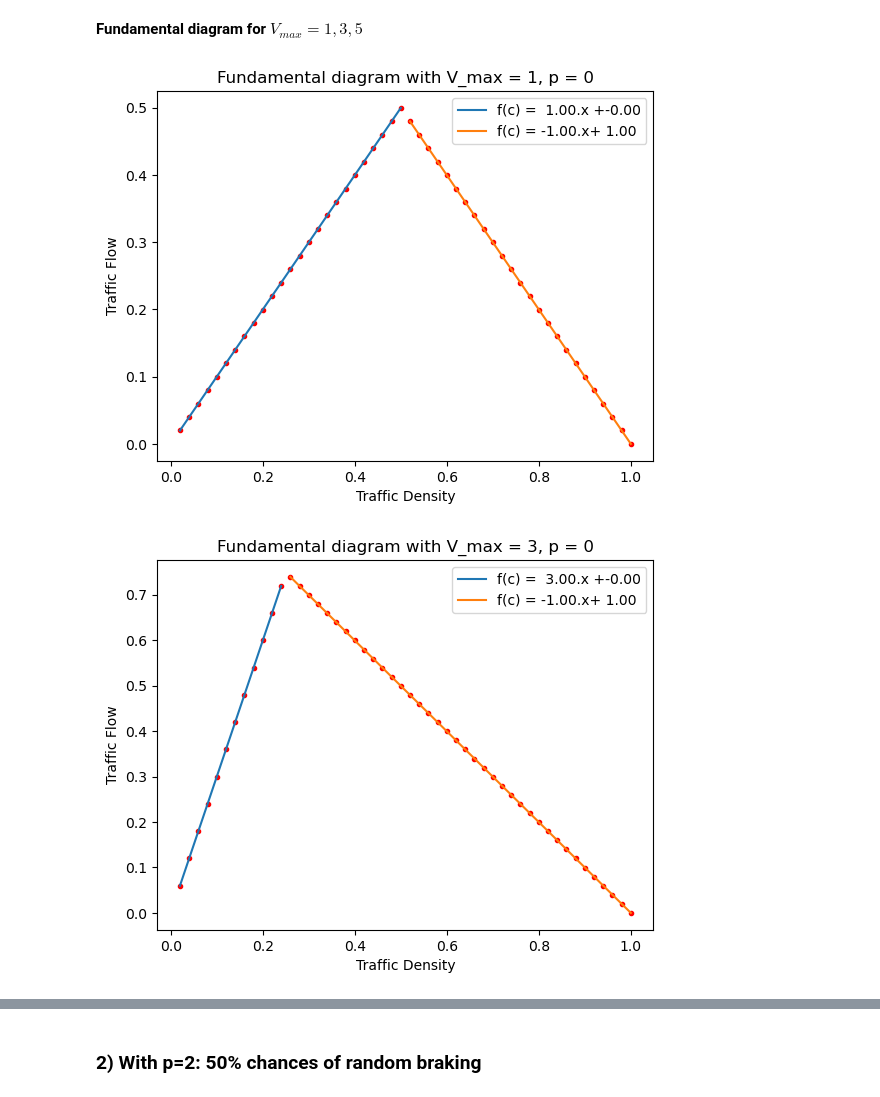
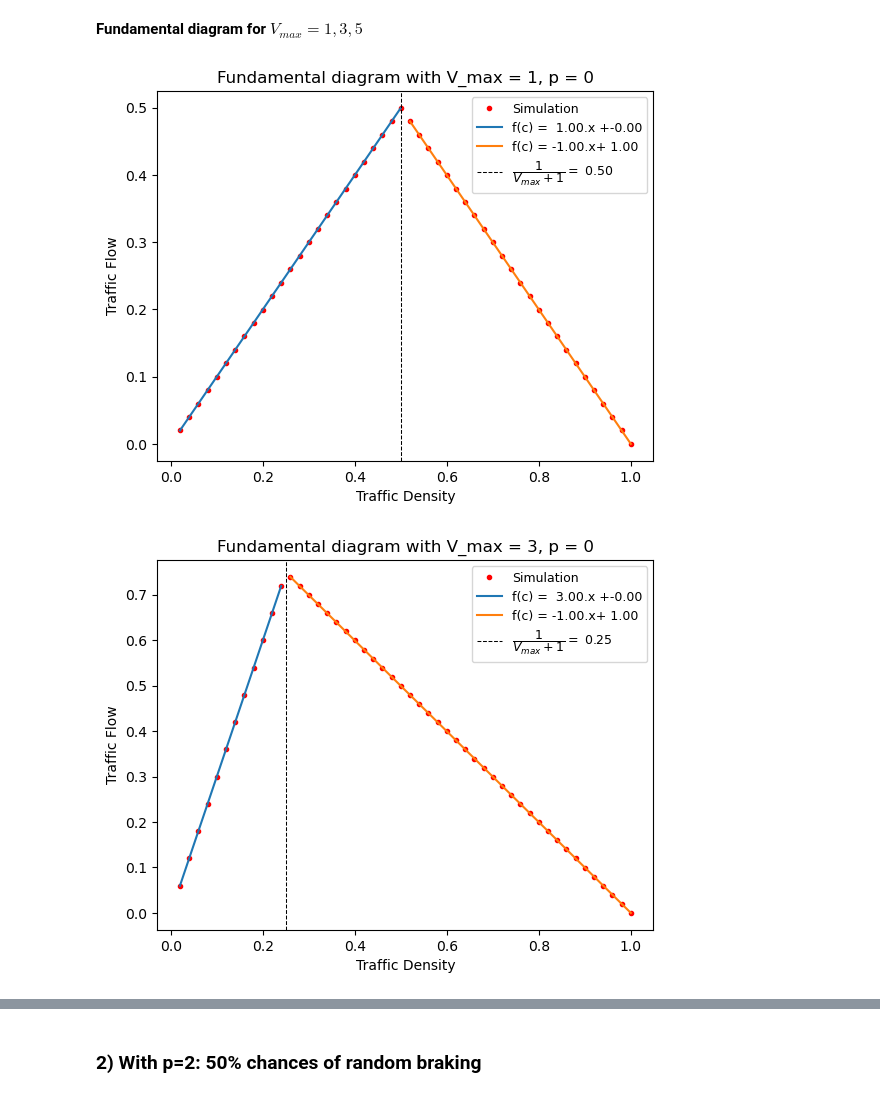
Before and after one commit to juanjogervasio/Monte-Carlo-traffic-simulation, a Jupyter notebook: Fundamental diagrams.ipynb, the cells around one changed output, grey strips where cells are left out. Saved outputs shown, nothing was run; the diff lists cells and outputs as text; code cells hidden in the pictures.

```diff
--- a/Fundamental diagrams.ipynb
+++ b/Fundamental diagrams.ipynb
@@ -147,34 +147,39 @@ for velocidad in [1,3,5]:
     x_2 = []
     y_2 = []
     for i, j in zip(densidad, flujo):
         if i <= 1/(V_max+1):
             x_1.append(i)
             y_1.append(j)
         elif i >= 1/(V_max+1):
             x_2.append(i)
             y_2.append(j)
 
     # Defino una función lineal para ajustar.
     def F(x, a, b):
         return a*x + b
 
     # Ahora hago los ajustes lineales en cada uno y grafico:
     param_1, covar_1 = curve_fit(F, x_1, y_1)
     param_2, covar_2 = curve_fit(F, x_2, y_2)
 
     densidad_1 = np.linspace(min(x_1), max(x_1),100)
     densidad_2 = np.linspace(min(x_2), max(x_2),100)
 
     fig, ax = plt.subplots()
-    ax.plot(densidad, flujo, 'r.')
+    ax.plot(densidad, flujo, 'r.', label = "Simulation")
     ax.plot(densidad_1, F(densidad_1, param_1[0], param_1[1]), label = f"f(c) = {param_1[0]: .2f}.x"
             f" +{param_1[1]: .2f}")
     ax.plot(densidad_2, F(densidad_2, param_2[0], param_2[1]), label = f"f(c) = {param_2[0]: .2f}.x"
             f"+{param_2[1]: .2f}")
+
+    # Ubico el punto de corte según 1/(V_max+1)
+    ax.axvline(1/(V_max+1), linewidth=0.75, linestyle="dashed", color='black',
+           label=r"$\dfrac{1}{V_{max}+1} = $"f"{1/(V_max+1): .2f}")
+
     ax.set_xlabel("Traffic Density")
     ax.set_ylabel("Traffic Flow")
     ax.set_title("Fundamental diagram with V_max = {}, p = {}".format(V_max, 0))
-    ax.legend()
+    ax.legend(loc="upper right", fontsize=9)
 # %% [output]
-[figure, old version]
+[figure, new version]
-[figure, old version]
+[figure, new version]
```
Also changed, not shown: parts of 5 cells of this notebook.
